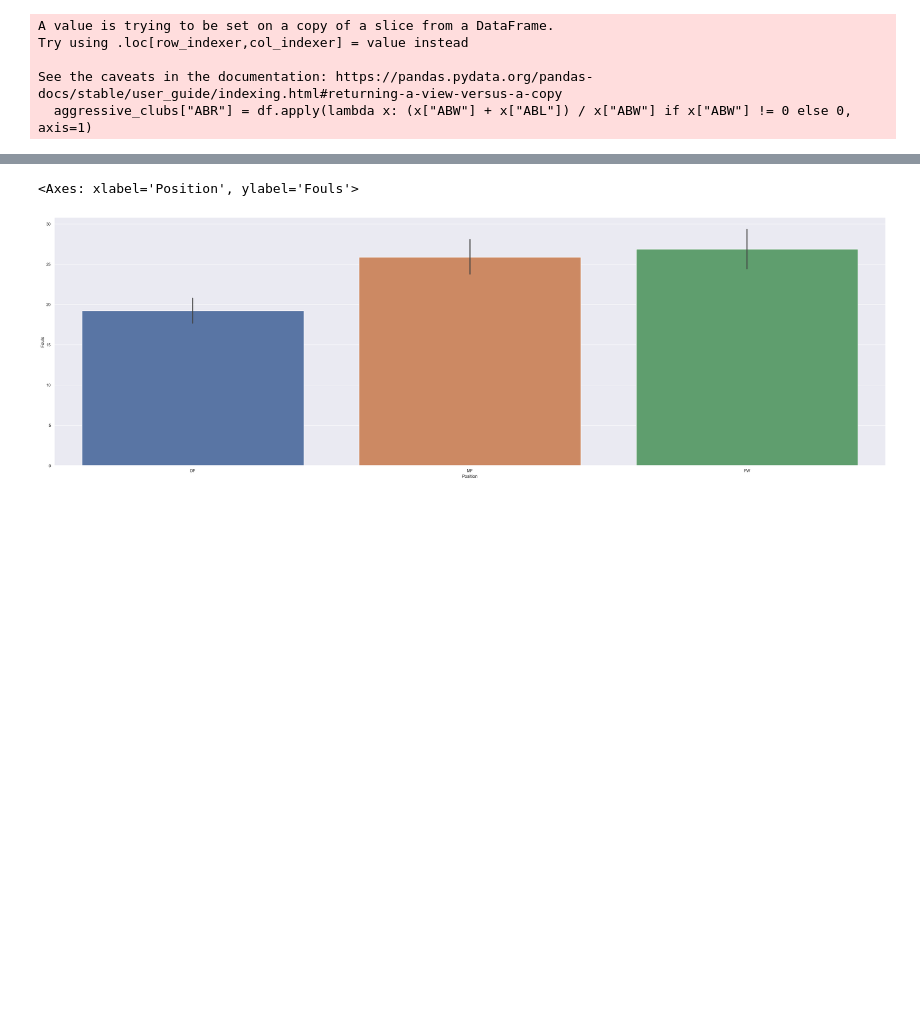
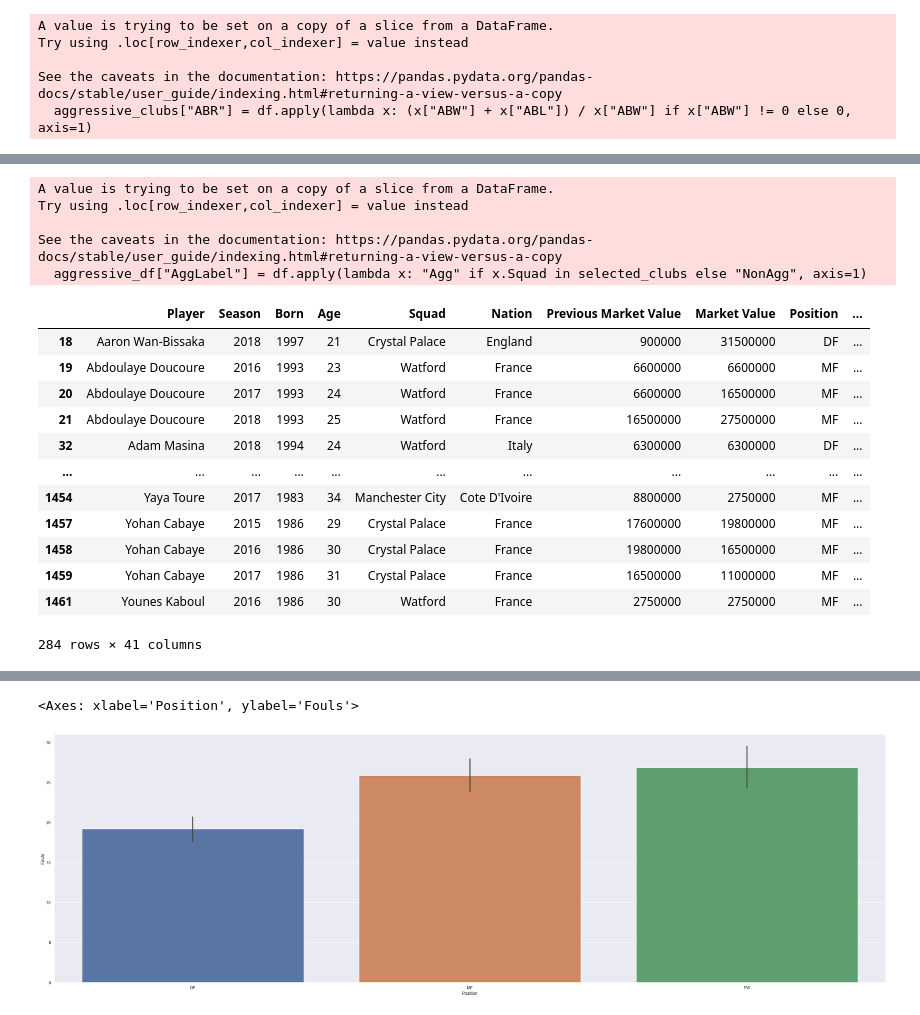
Before and after one commit to ascrivs/studious-couscous, a Jupyter notebook: DSA-Project.ipynb, the cells around one changed output, grey strips where cells are left out. Cells and saved outputs as stored; diff of their text form; code cells hidden in the pictures; blank space fills up the shorter version.

```diff
--- a/DSA-Project.ipynb
+++ b/DSA-Project.ipynb
@@ -366,0 +372,26 @@ ValueError: could not convert string to float: 'Aaron Wan-Bissaka'
+# %%
+# sbn.jointplot(data=aggressive_clubs, x="Fouls", y="Goals", hue="Squad")
+
+aggressive_df = df[::]
+aggressive_df["AggLabel"] = df.apply(lambda x: "Agg" if x.Squad in selected_clubs else "NonAgg", axis=1)
+
+aggressive_df[aggressive_df["AggLabel"] == "Agg"]
+# %% [output]
+A value is trying to be set on a copy of a slice from a DataFrame.
+Try using .loc[row_indexer,col_indexer] = value instead
+
+See the caveats in the documentation: https://pandas.pydata.org/pandas-docs/stable/user_guide/indexing.html#returning-a-view-versus-a-copy
+  aggressive_df["AggLabel"] = df.apply(lambda x: "Agg" if x.Squad in selected_clubs else "NonAgg", axis=1)
+|  | Player | Season | Born | Age | Squad | Nation | Previous Market Value | Market Value | Position | ... |
+| 18 | Aaron Wan-Bissaka | 2018 | 1997 | 21 | Crystal Palace | England | 900000 | 31500000 | DF | ... |
+| 19 | Abdoulaye Doucoure | 2016 | 1993 | 23 | Watford | France | 6600000 | 6600000 | MF | ... |
+| 20 | Abdoulaye Doucoure | 2017 | 1993 | 24 | Watford | France | 6600000 | 16500000 | MF | ... |
+| 21 | Abdoulaye Doucoure | 2018 | 1993 | 25 | Watford | France | 16500000 | 27500000 | MF | ... |
+| 32 | Adam Masina | 2018 | 1994 | 24 | Watford | Italy | 6300000 | 6300000 | DF | ... |
+| ... | ... | ... | ... | ... | ... | ... | ... | ... | ... | ... |
+| 1454 | Yaya Toure | 2017 | 1983 | 34 | Manchester City | Cote D'Ivoire | 8800000 | 2750000 | MF | ... |
+| 1457 | Yohan Cabaye | 2015 | 1986 | 29 | Crystal Palace | France | 17600000 | 19800000 | MF | ... |
+| 1458 | Yohan Cabaye | 2016 | 1986 | 30 | Crystal Palace | France | 19800000 | 16500000 | MF | ... |
+| 1459 | Yohan Cabaye | 2017 | 1986 | 31 | Crystal Palace | France | 16500000 | 11000000 | MF | ... |
+| 1461 | Younes Kaboul | 2016 | 1986 | 30 | Watford | France | 2750000 | 2750000 | MF | ... |
+284 rows × 41 columns
```
Also changed, not shown: parts of 7 cells of this notebook.
